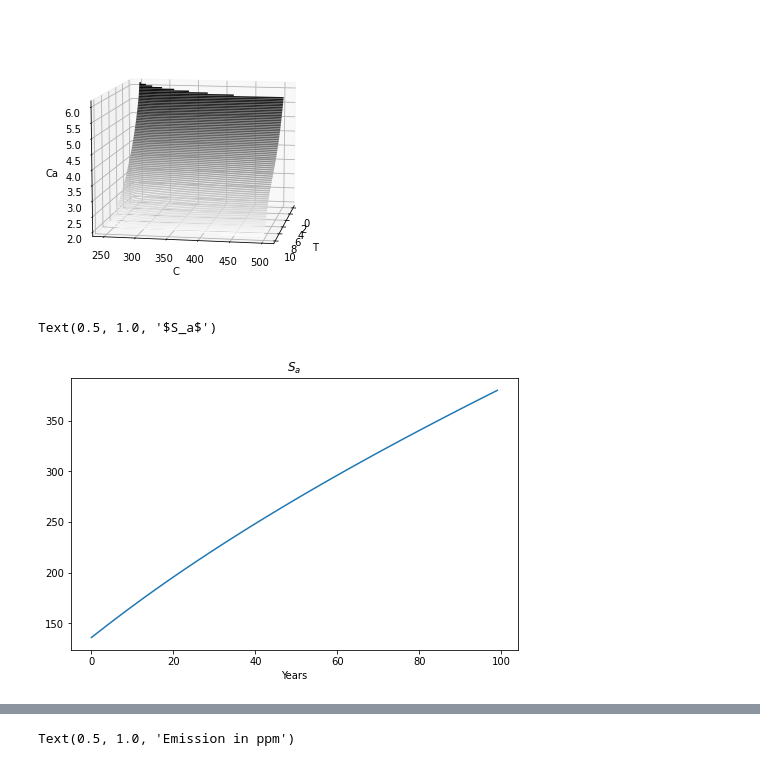
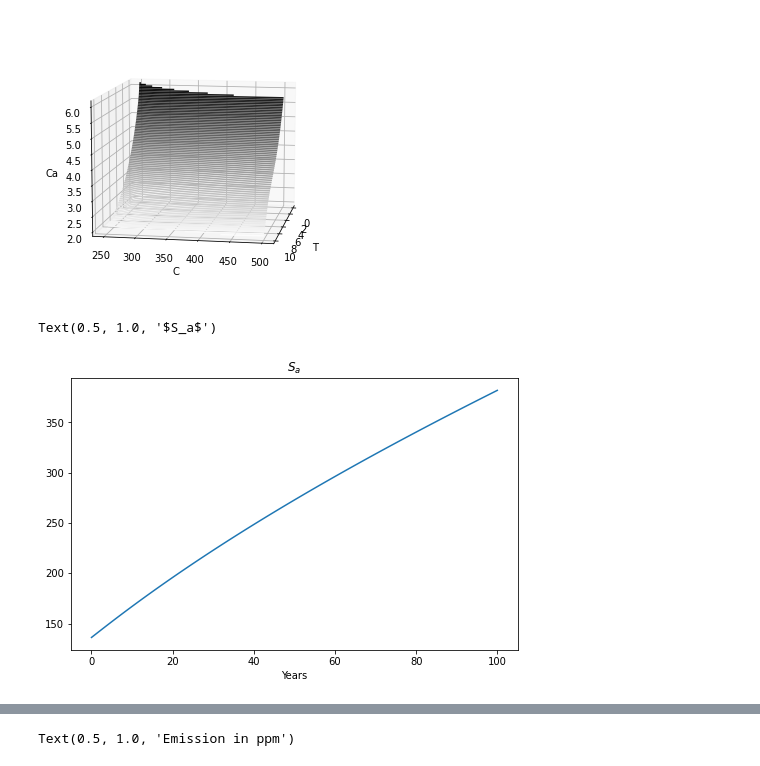
Before and after one commit to binchengecon/TwoCapital, a Jupyter notebook: nonlinearCarbon/HJB_3D.ipynb, the cells around one changed output, grey strips where cells are left out. Cells and saved outputs as stored; diff of their text form; code cells hidden in the pictures.

```diff
--- a/nonlinearCarbon/HJB_3D.ipynb
+++ b/nonlinearCarbon/HJB_3D.ipynb
@@ -606,9 +606,9 @@ for tm in range(pers):
         hist[tm,1] = hist[tm-1,1] + mu_C(hist[tm-1,:]) * dt
         hist[tm,2] = hist[tm-1,2] + mu_Sa(hist[tm-1,:]) * dt
 # %%
-plt.plot(years[:-1], hist[:-1, 2])
+plt.plot(years[:], hist[:, 2])
 plt.xlabel("Years")
 plt.title("$S_a$")
 # %% [output]
 Text(0.5, 1.0, '$S_a$')
-[figure, old version]
+[figure, new version]
```
Also changed, not shown: parts of 11 cells of this notebook.
